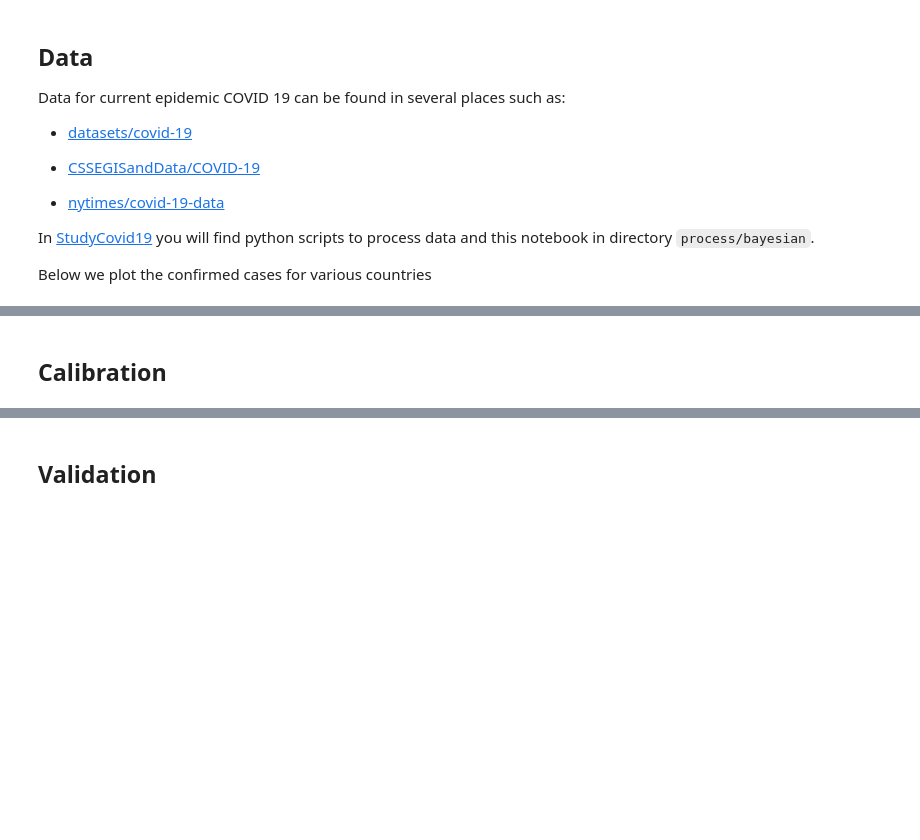
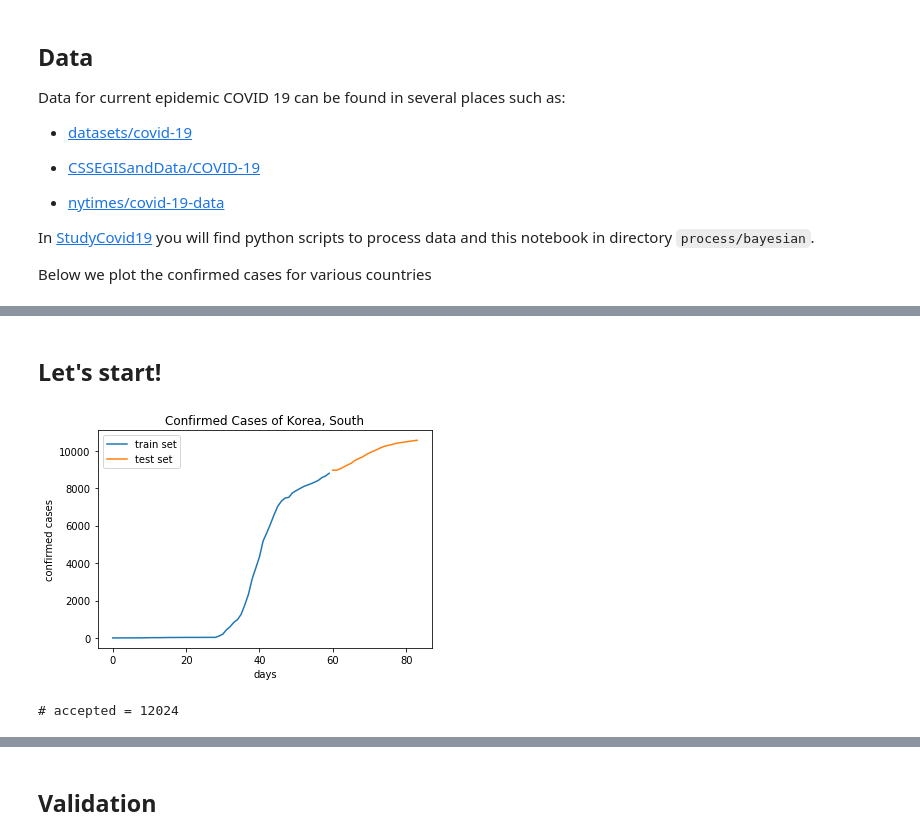
Before and after one commit to prashjha/StudyCovid19, a Jupyter notebook: process/bayesian/Assignment on Bayesian Inversion.ipynb, the cells around one changed output, grey strips where cells are left out. Drawn from its saved outputs; the diff is of its cells as text; code cells hidden in the pictures; blank space fills up the shorter version.

```diff
--- a/process/bayesian/Assignment on Bayesian Inversion.ipynb
+++ b/process/bayesian/Assignment on Bayesian Inversion.ipynb
@@ -133,9 +190,34 @@ def metropolis_hastings(log_likelihood,prior, transition_model, param_init,itera
+# %% [markdown]
+## Let's start!
+# %%
+country = 'Korea, South'
+model = model3
+noise_arg = 1.
+data_c, data_v, prior_c, model_args = prepare(country, model, noise_arg)
+
+plt.plot(data_c[:,0],data_c[:,1], label="train set")
+plt.plot(data_v[:,0],data_v[:,1], label="test set")
+plt.xlabel("days")
+plt.ylabel("confirmed cases")
+plt.legend()
+plt.title("Confirmed Cases of "+ country)
+plt.show()
+# %% [output]
+[figure, added]
 # %%
-def solve_with_bayessian_mcmc(model, fix_params, trans_param, param_init,iterations,data):
-    transition_model = lambda theta: np.random.normal(theta,trans_param,(2,))
-    def log_likelihood(theta, data):
-        tdata = data[:,0]
-        ydata = data[:,1]
-        return np.sum(-np.log(noise_arg * np.sqrt(2*np.pi) )-((ydata-model(theta,tdata,fix_params))**2) / (2*noise_arg**2))
-    accepted, rejected = metropolis_hastings(log_likelihood,prior,transition_model,param_init,iterations,data,acceptance_rule)
-    return accepted, rejected
+## Calibration
+fix_params = model_args[0]
+trans_param = model_args[1]
+param_init = model_args[2]
+
+transition_model = lambda theta: np.random.normal(theta,trans_param,(2,))
+
+def log_likelihood_c(theta, data):
+    tdata = data[:,0]
+    ydata = data[:,1]
+    return np.sum(-np.log(noise_arg * np.sqrt(2*np.pi) )-((ydata-model(theta,tdata,fix_params))**2) / (2*noise_arg**2))
+
+accepted, rejected = metropolis_hastings(log_likelihood_c,prior_c,transition_model,param_init,50000,data_c,acceptance_rule)
+print('# accepted = ' + str(accepted.shape[0]))
+# %% [output]
+# accepted = 12024
@@ -194,2 +223,0 @@ def show_param_distribution(accepted, rejected, burn_in=0.5):
-# %% [markdown]
-## Calibration
```
Also changed, not shown: parts of 18 cells of this notebook.
